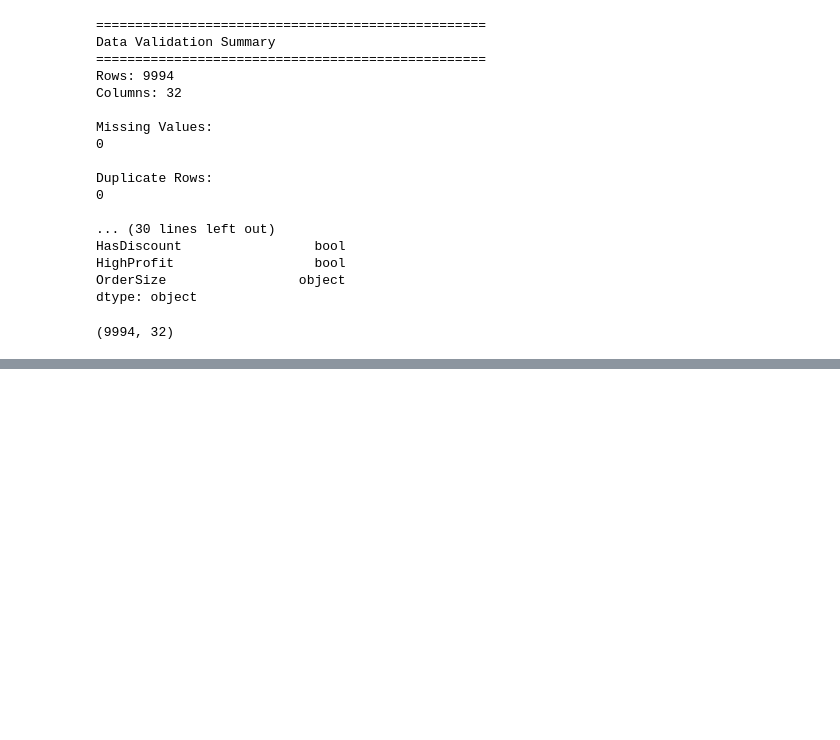
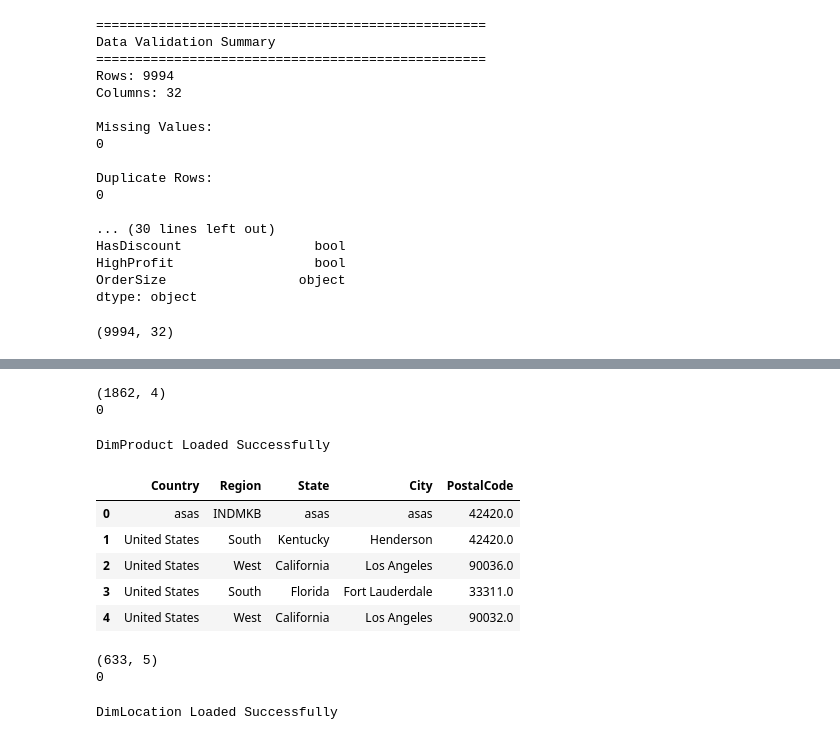
Before and after one commit to MohammedAhmed-Ai/E-Commerce-Marketplace-Analysis, a Jupyter notebook: Python/06_ETL/load_to_sql.ipynb, the cells around one changed output, grey strips where cells are left out. Cells and saved outputs as stored; diff of their text form; code cells hidden in the pictures; blank space fills up the shorter version.

```diff
--- a/Python/06_ETL/load_to_sql.ipynb
+++ b/Python/06_ETL/load_to_sql.ipynb
@@ -184,0 +242,63 @@ Data Loaded Successfully!
+# %%
+print(dim_product.shape)
+
+print(dim_product["ProductID"].duplicated().sum())
+# %% [output]
+(1862, 4)
+0
+# %%
+dim_product.to_sql(
+    "DimProduct",
+    engine,
+    if_exists="append",
+    index=False
+)
+
+print("DimProduct Loaded Successfully")
+# %% [output]
+DimProduct Loaded Successfully
+# %%
+# ==========================================
+# Build Location Dimension
+# ==========================================
+
+dim_location = (
+    df[
+        [
+            "Country",
+            "Region",
+            "State",
+            "City",
+            "PostalCode"
+        ]
+    ]
+    .drop_duplicates()
+    .reset_index(drop=True)
+)
+
+dim_location.head()
+# %% [output]
+|  | Country | Region | State | City | PostalCode |
+| 0 | asas | INDMKB | asas | asas | 42420.0 |
+| 1 | United States | South | Kentucky | Henderson | 42420.0 |
+| 2 | United States | West | California | Los Angeles | 90036.0 |
+| 3 | United States | South | Florida | Fort Lauderdale | 33311.0 |
+| 4 | United States | West | California | Los Angeles | 90032.0 |
+# %%
+print(dim_location.shape)
+
+print(dim_location.duplicated().sum())
+# %% [output]
+(633, 5)
+0
+# %%
+dim_location.to_sql(
+    "DimLocation",
+    engine,
+    if_exists="append",
+    index=False
+)
+
+print("DimLocation Loaded Successfully")
+# %% [output]
+DimLocation Loaded Successfully
```
Also changed, not shown: parts of 28 cells of this notebook, 3 other files.
